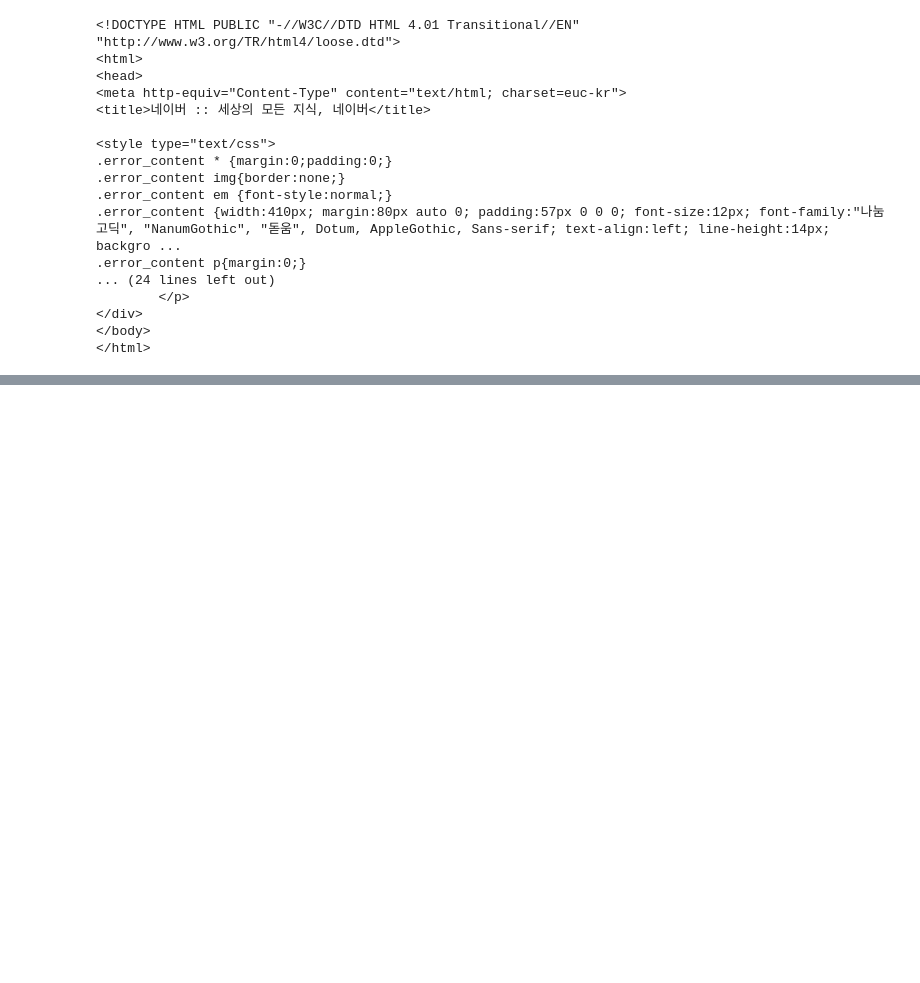
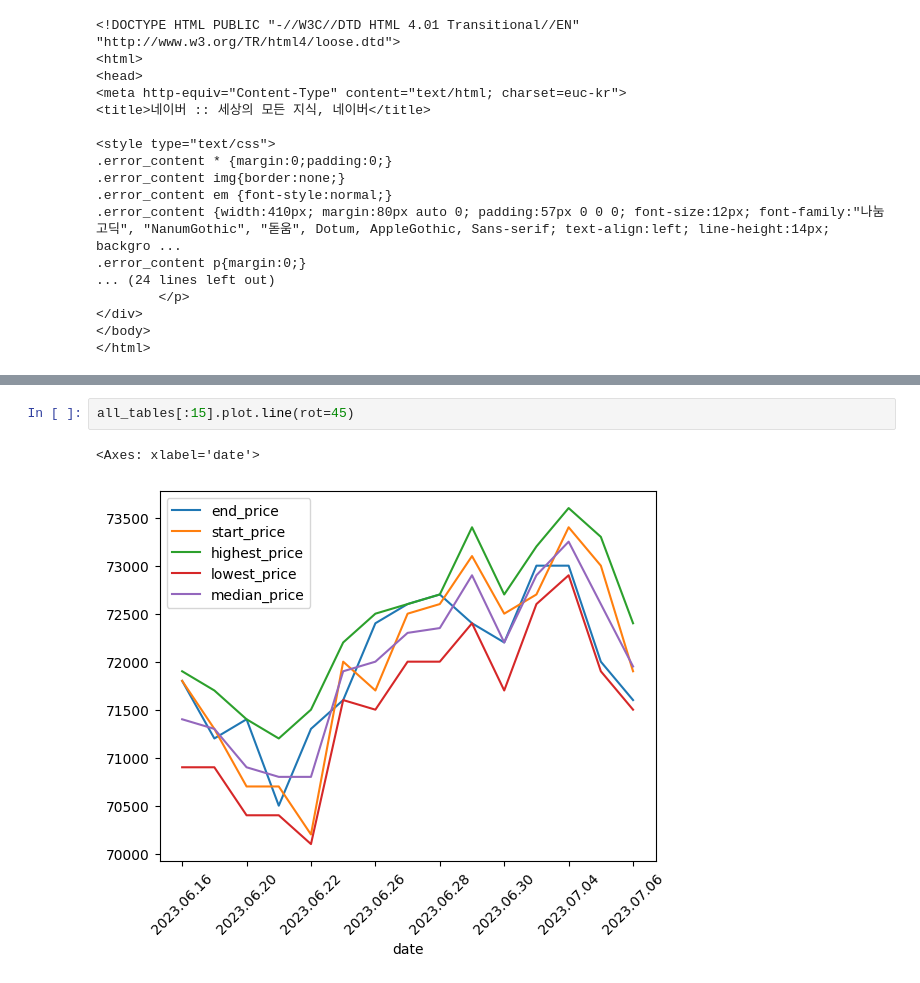
Before and after one commit to KimHyoJun99/LIKELION_AI, a Jupyter notebook: Data_TIL/Practice/stock.ipynb, the cells around one changed output, grey strips where cells are left out. Cells and saved outputs as stored; diff of their text form; blank space fills up the shorter version.

```diff
--- a/Data_TIL/Practice/stock.ipynb
+++ b/Data_TIL/Practice/stock.ipynb
@@ -56,0 +304,5 @@ print(page.text)
+# %%
+all_tables[:15].plot.line(rot=45)
+# %% [output]
+<Axes: xlabel='date'>
+[figure, added]
```
Also changed, not shown: parts of 18 cells of this notebook.
